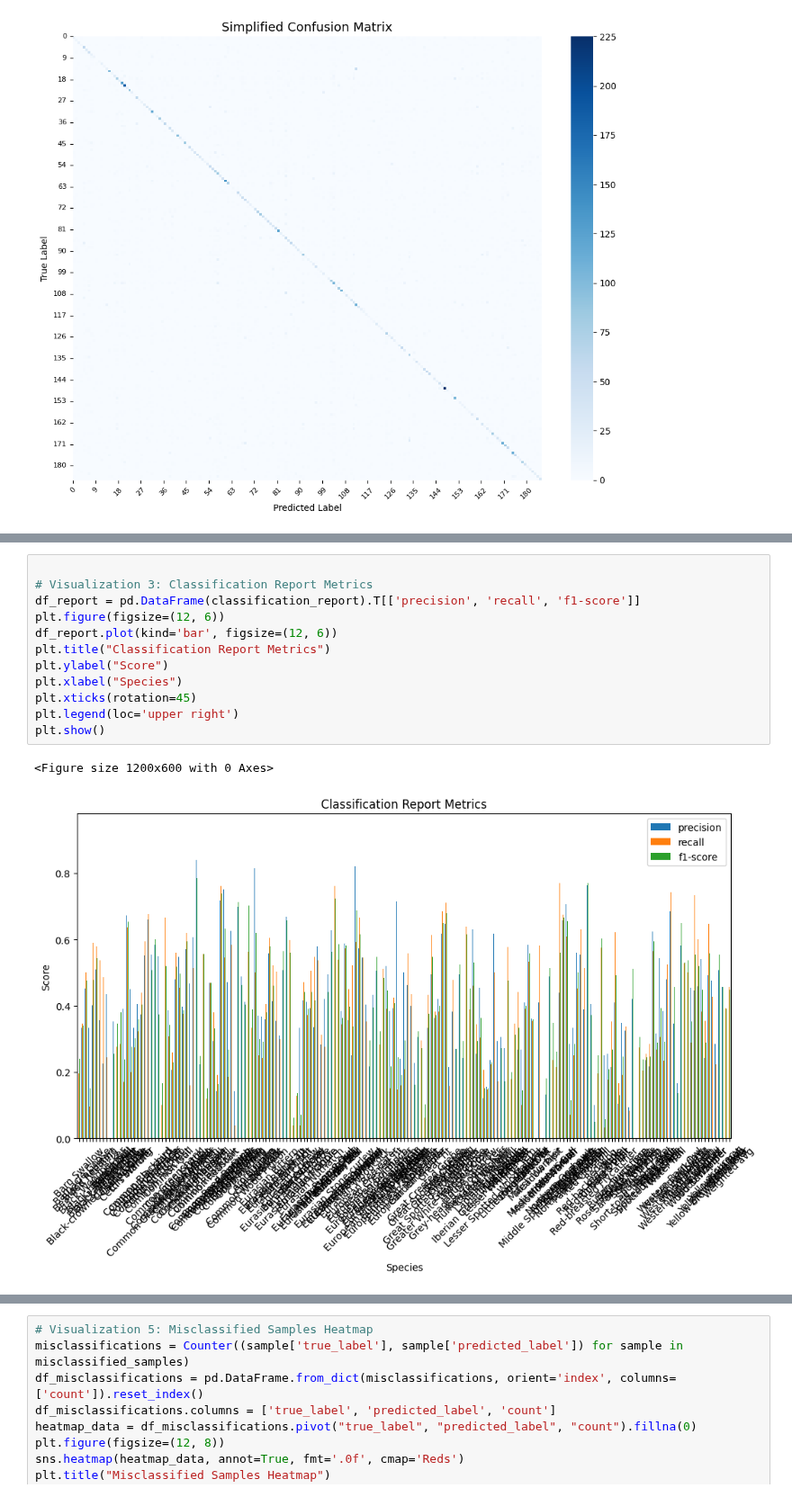
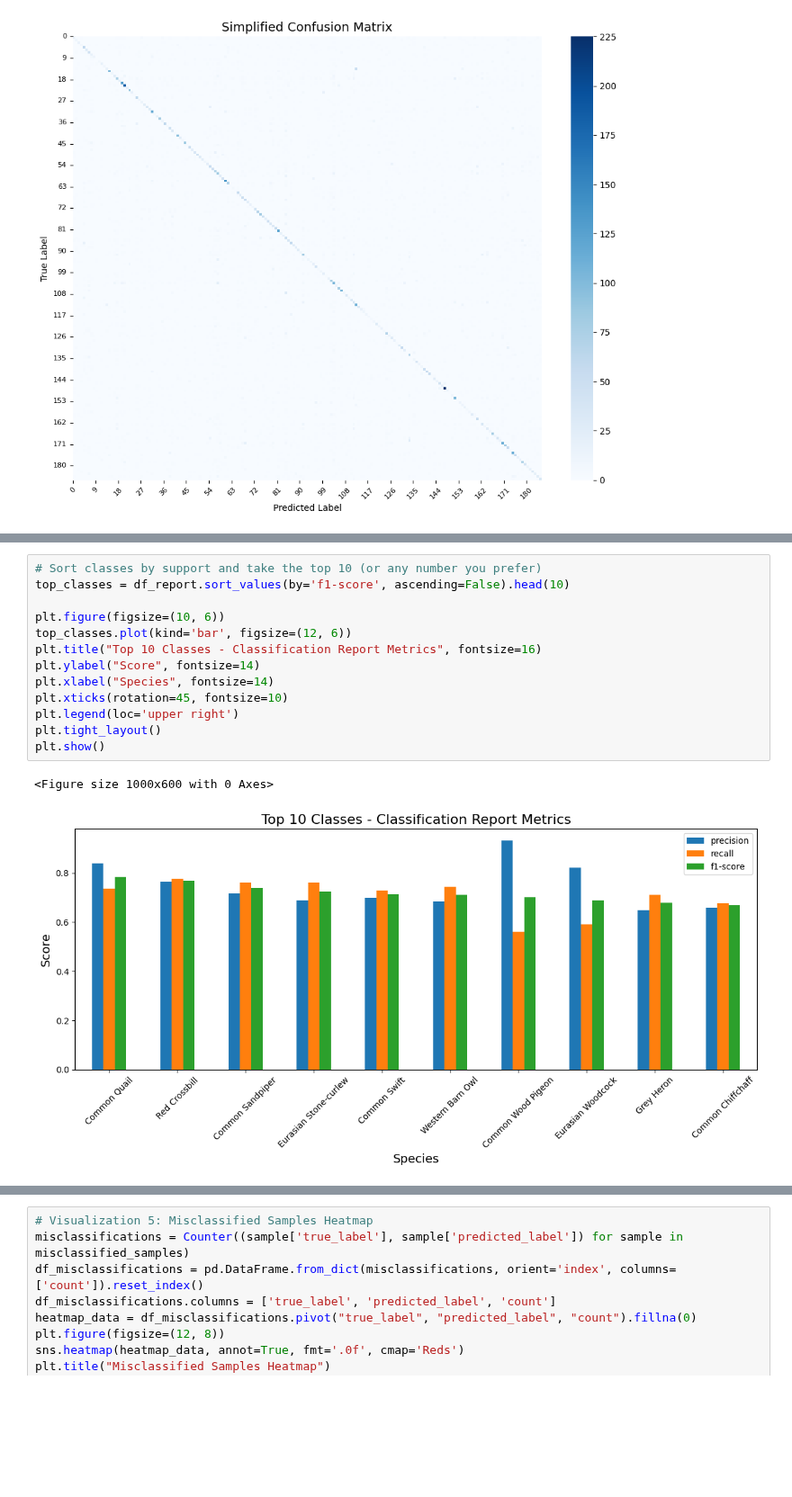
Before and after one commit to Davee02/HSLU.DSPRO1.BirdDetection, a Jupyter notebook: notebooks/10-best_model_evaluation.ipynb, the cells around one changed output, grey strips where cells are left out. Shown at 90% size. Drawn from its saved outputs; the diff is of its cells as text; blank space fills up the shorter version.

```diff
--- a/notebooks/10-best_model_evaluation.ipynb
+++ b/notebooks/10-best_model_evaluation.ipynb
@@ -63,15 +63,16 @@ plt.show()
 # %%
+# Sort classes by support and take the top 10 (or any number you prefer)
+top_classes = df_report.sort_values(by='f1-score', ascending=False).head(10)
 
-# Visualization 3: Classification Report Metrics
-df_report = pd.DataFrame(classification_report).T[['precision', 'recall', 'f1-score']]
-plt.figure(figsize=(12, 6))
-df_report.plot(kind='bar', figsize=(12, 6))
-plt.title("Classification Report Metrics")
-plt.ylabel("Score")
-plt.xlabel("Species")
-plt.xticks(rotation=45)
+plt.figure(figsize=(10, 6))
+top_classes.plot(kind='bar', figsize=(12, 6))
+plt.title("Top 10 Classes - Classification Report Metrics", fontsize=16)
+plt.ylabel("Score", fontsize=14)
+plt.xlabel("Species", fontsize=14)
+plt.xticks(rotation=45, fontsize=10)
 plt.legend(loc='upper right')
+plt.tight_layout()
 plt.show()
 # %% [output]
-<Figure size 1200x600 with 0 Axes>
+<Figure size 1000x600 with 0 Axes>
-[figure, old version]
+[figure, new version]
```
Also changed, not shown: parts of 6 cells of this notebook.
